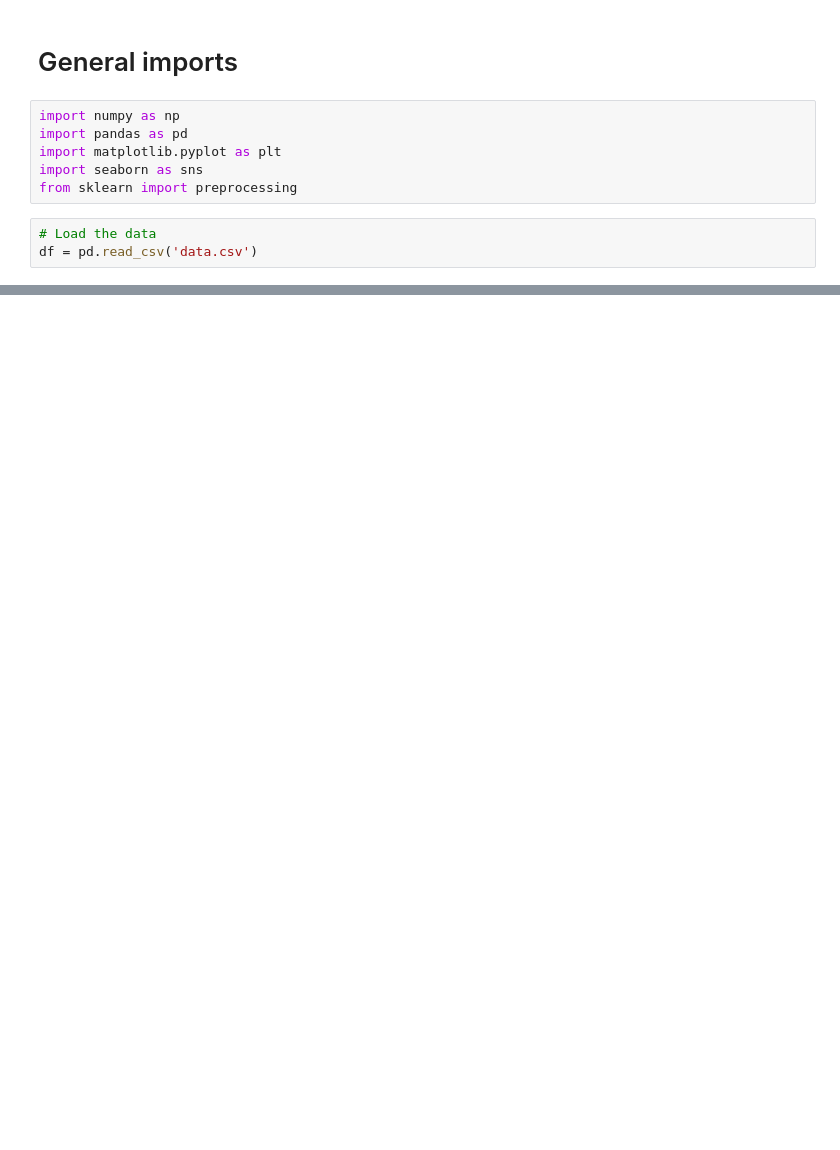
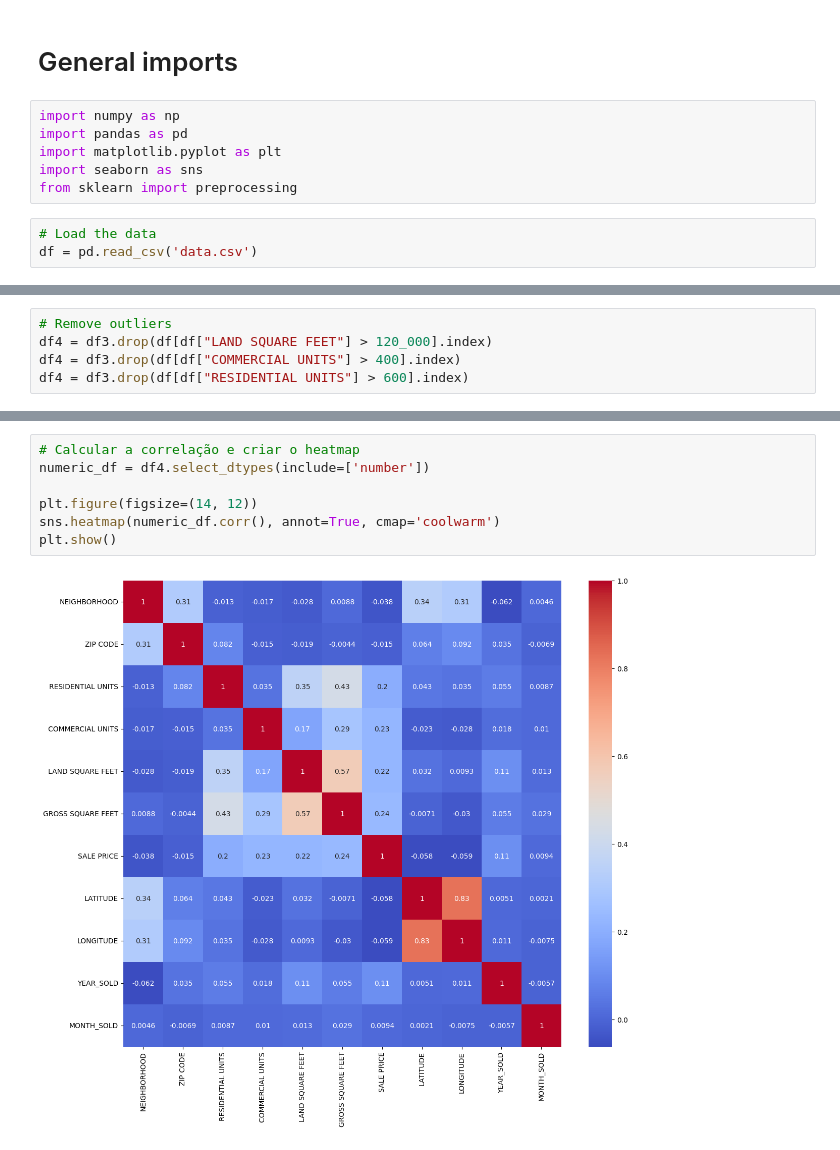
Before and after one commit to viniciusbgs/The_Manhattan_Project, a Jupyter notebook: AI.ipynb, the cells around one changed output, grey strips where cells are left out. Drawn from its saved outputs; the diff is of its cells as text; blank space fills up the shorter version.

```diff
--- a/AI.ipynb
+++ b/AI.ipynb
@@ -958,0 +210,5 @@ results, predictions, models = run_advanced_pipeline(X, y)
+# %%
+# Remove outliers
+df4 = df3.drop(df[df["LAND SQUARE FEET"] > 120_000].index)
+df4 = df3.drop(df[df["COMMERCIAL UNITS"] > 400].index)
+df4 = df3.drop(df[df["RESIDENTIAL UNITS"] > 600].index)
@@ -958,0 +240,9 @@ results, predictions, models = run_advanced_pipeline(X, y)
+# %%
+# Calcular a correlação e criar o heatmap
+numeric_df = df4.select_dtypes(include=['number'])
+
+plt.figure(figsize=(14, 12))
+sns.heatmap(numeric_df.corr(), annot=True, cmap='coolwarm')
+plt.show()
+# %% [output]
+[figure, added]
```
Also changed, not shown: parts of 56 cells of this notebook.
